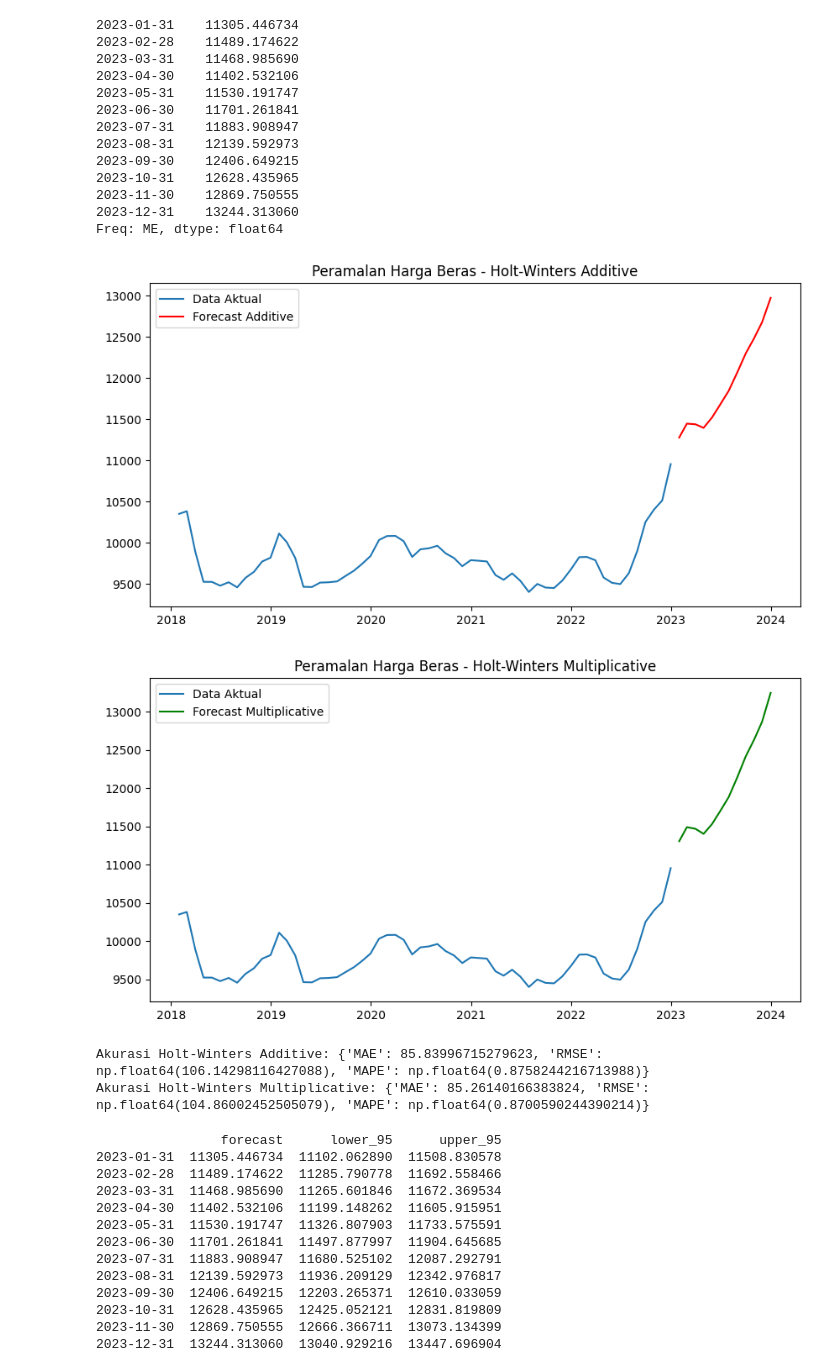
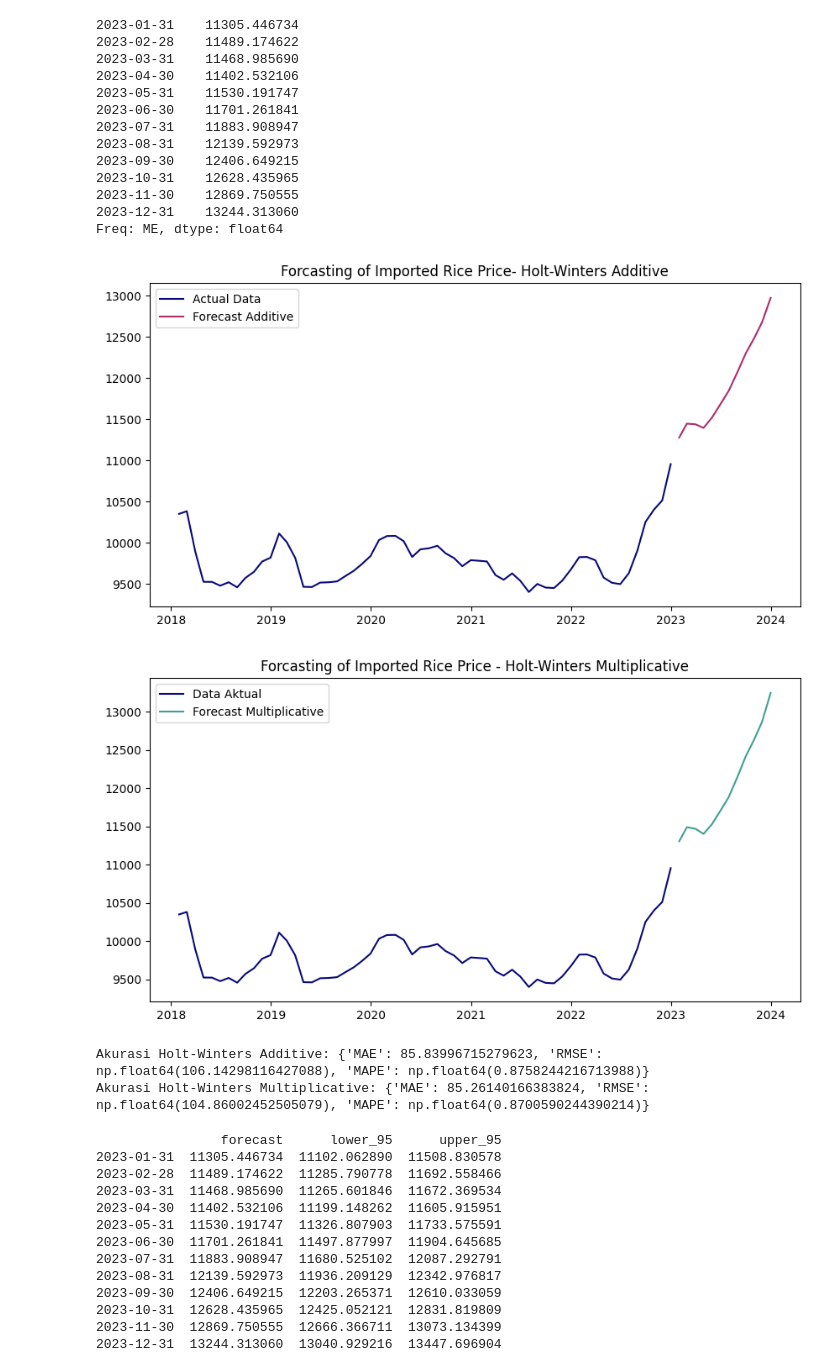
Before and after one commit to latisaalifa/Forecasting, a Jupyter notebook: Holt_Winters_Project_Forecast.ipynb, the cells around one changed output. Saved outputs shown, nothing was run; the diff lists cells and outputs as text; code cells hidden in the pictures.

```diff
--- a/Holt_Winters_Project_Forecast.ipynb
+++ b/Holt_Winters_Project_Forecast.ipynb
@@ -128,36 +137,41 @@ print(pred_mul)
 2023-12-31    13244.313060
 Freq: ME, dtype: float64
 # %%
+#Forecasting of Addictive Model
 plt.figure(figsize=(10,5))
-plt.plot(HB, label='Data Aktual')
-plt.plot(pred_add, label='Forecast Additive', color='red')
-plt.title('Peramalan Harga Beras - Holt-Winters Additive')
+plt.plot(HB, label='Actual Data', color='#090979')
+plt.plot(pred_add, label='Forecast Additive', color='#AF2D6A')
+plt.title('Forcasting of Imported Rice Price- Holt-Winters Additive')
 plt.legend()
+plt.grid(False)
 plt.show()
 # %% [output]
-[figure, old version]
+[figure, new version]
 # %%
+#Visualization of Multiplicative Model
 plt.figure(figsize=(10,5))
-plt.plot(HB, label='Data Aktual')
-plt.plot(pred_mul, label='Forecast Multiplicative', color='green')
-plt.title('Peramalan Harga Beras - Holt-Winters Multiplicative')
+plt.plot(HB, label='Data Aktual', color='#090979')
+plt.plot(pred_mul, label='Forecast Multiplicative', color='#40A190')
+plt.title('Forcasting of Imported Rice Price - Holt-Winters Multiplicative')
 plt.legend()
+plt.grid(False)
 plt.show()
 # %% [output]
-[figure, old version]
+[figure, new version]
 # %%
+#MAPE of the Models
 def accuracy(y_true, y_pred):
     mae = mean_absolute_error(y_true, y_pred)
     rmse = np.sqrt(mean_squared_error(y_true, y_pred))
     mape = np.mean(np.abs((y_true - y_pred) / y_true)) * 100
     return {'MAE': mae, 'RMSE': rmse, 'MAPE': mape}
+
+acc_add = accuracy(HB, fit_add.fittedvalues)
+acc_mul = accuracy(HB, fit_mul.fittedvalues)
+
+print("Accuration of Holt-Winters Additive:", acc_add)
+print("Accuration of Holt-Winters Multiplicative:", acc_mul)
+# %% [output]
+Akurasi Holt-Winters Additive: {'MAE': 85.83996715279623, 'RMSE': np.float64(106.14298116427088), 'MAPE': np.float64(0.8758244216713988)}
+Akurasi Holt-Winters Multiplicative: {'MAE': 85.26140166383824, 'RMSE': np.float64(104.86002452505079), 'MAPE': np.float64(0.8700590244390214)}
-# %%
-acc_add = accuracy(HB, fit_add.fittedvalues)
-acc_mul = accuracy(HB, fit_mul.fittedvalues)
-
-print("Akurasi Holt-Winters Additive:", acc_add)
-print("Akurasi Holt-Winters Multiplicative:", acc_mul)
-# %% [output]
-Akurasi Holt-Winters Additive: {'MAE': 85.83996715279623, 'RMSE': np.float64(106.14298116427088), 'MAPE': np.float64(0.8758244216713988)}
-Akurasi Holt-Winters Multiplicative: {'MAE': 85.26140166383824, 'RMSE': np.float64(104.86002452505079), 'MAPE': np.float64(0.8700590244390214)}
 # %%
```
Also changed, not shown: parts of 10 cells of this notebook.
